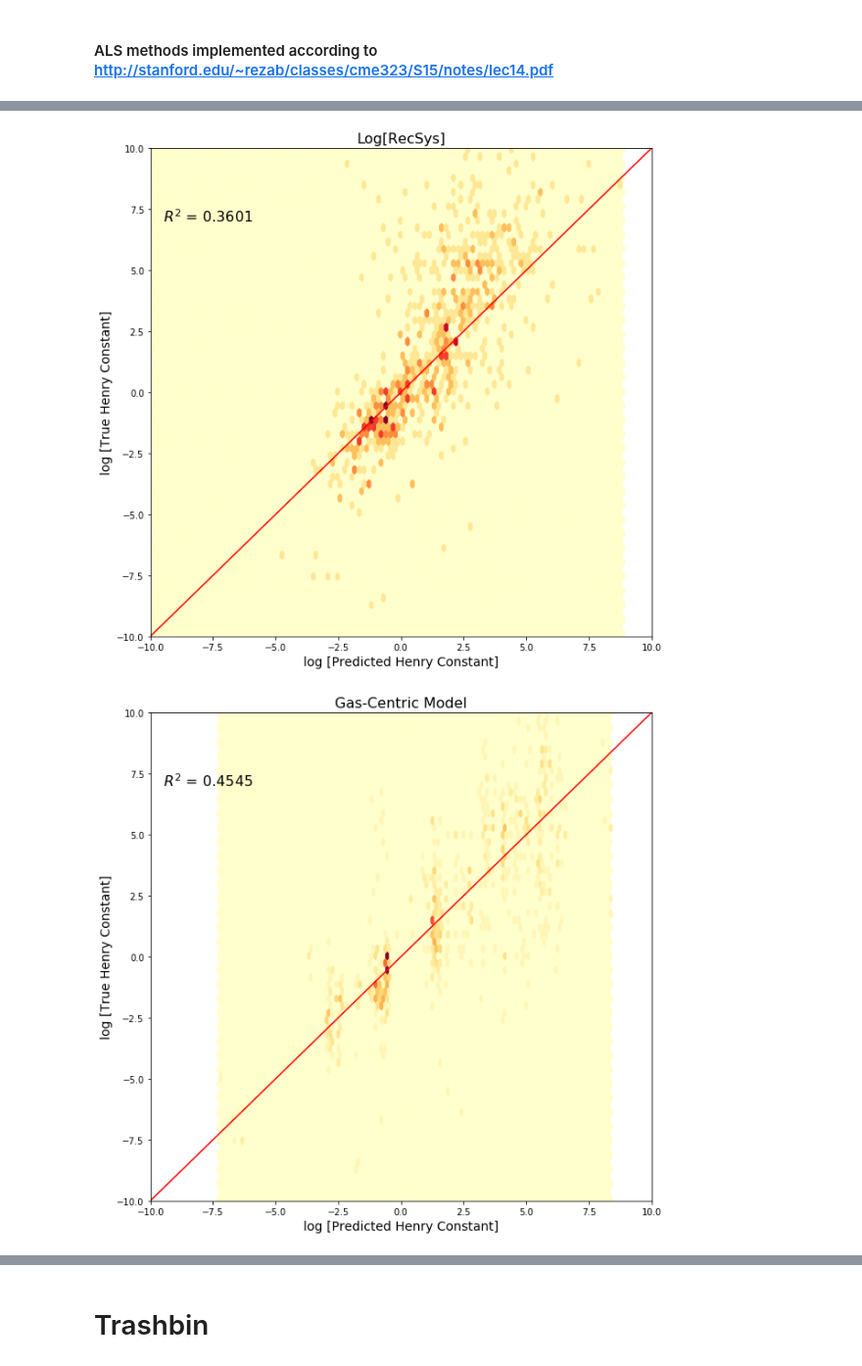
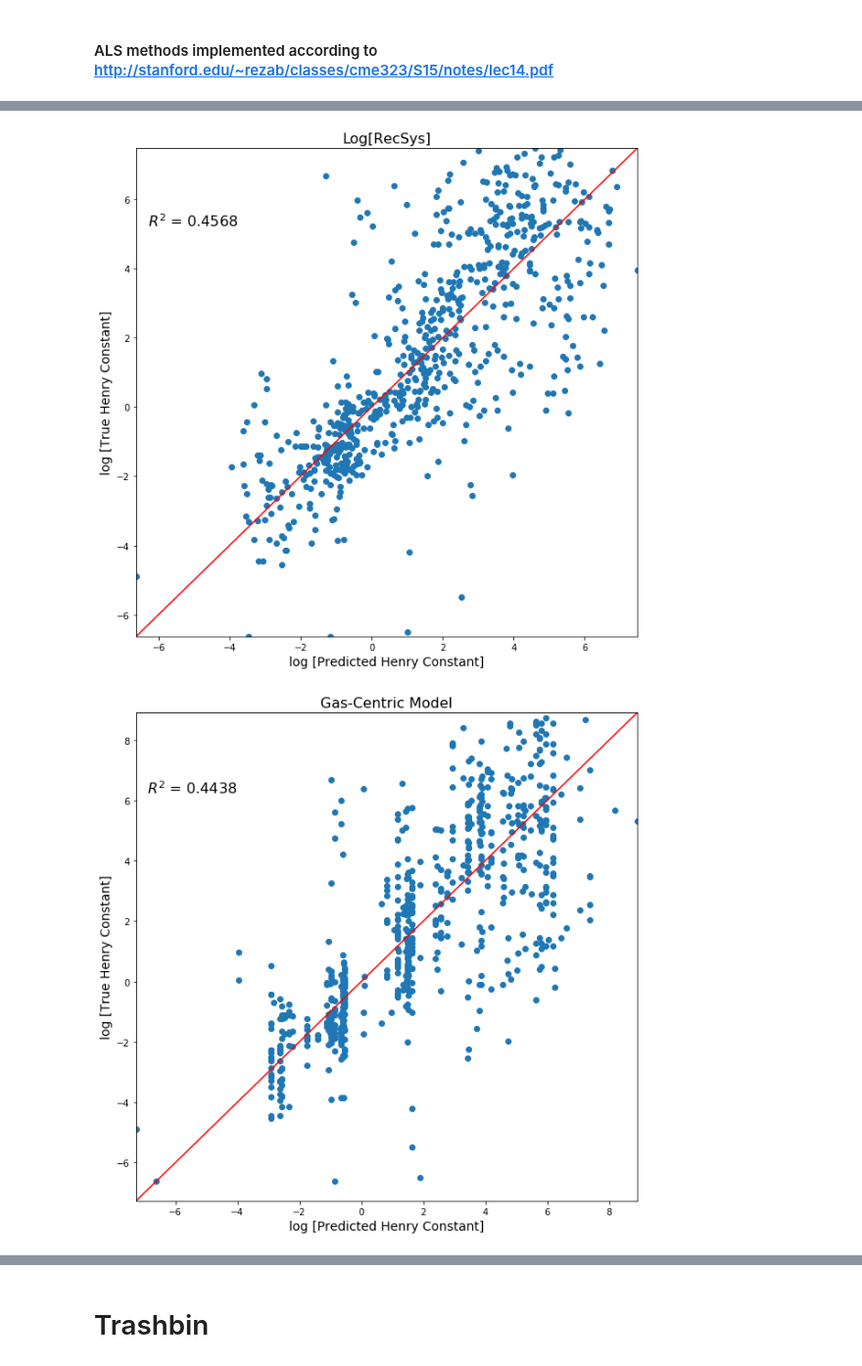
Before and after one commit to SimonEnsemble/material_recommendation_system, a Jupyter notebook: RecommendationSystem.ipynb, the cells around one changed output, grey strips where cells are left out. Shown at 98% size. Cells and saved outputs as stored; diff of their text form; code cells hidden in the pictures.

```diff
--- a/RecommendationSystem.ipynb
+++ b/RecommendationSystem.ipynb
@@ -274,8 +270,8 @@ def cross_validation(henry_df, fold_matrix, r, lambd1, lambd2):
     parity_pred = np.zeros(henry_df.shape)
 
     for test_fold in range(k):
-        M, G, train_error = ALS(henry_df.mask(fold_matrix == test_fold).values, r, [lambd1, lambd2], 1e-4, 1e-5, 20000, False)
-        pred = M.T.dot(G)[fold_matrix == test_fold]
+        M, G, Mbias, Gbias, train_error = ALS(henry_df.mask(fold_matrix == test_fold).values, r, [lambd1, lambd2], 1e-5, 1e-6, 20000, False)
+        pred = (M.T.dot(G) + Mbias.T + Gbias)[fold_matrix == test_fold]
         parity_pred[fold_matrix == test_fold] = pred
         actual = henry_df.values[fold_matrix == test_fold]
         test_errors.append(np.sum([(actual - pred)**2])/len(actual))
@@ -284,11 +280,11 @@ def cross_validation(henry_df, fold_matrix, r, lambd1, lambd2):
         #print(actual)
     test_error = np.mean(test_errors)
     print('Test Error: {:.3f}'.format(test_error))
-    return test_error, parity_pred
+    return test_error, Mbias, Gbias, parity_pred
 
-_r = [5]
-_lambd1 = np.linspace(4.0, 5.0, num=10)
-_lambd2 = np.linspace(4.0, 5.0, num=10)
+_r = [0, 1]
+_lambd1 = np.linspace(0.0, 6.0, num=3)
+_lambd2 = np.linspace(0.0, 6.0, num=3)
 fold_matrix = k_fold_split(log_henry_df, 3)
 CV_dict = {}
 gas_mean_parity_pred = np.zeros(log_henry_df.shape)
@@ -307,8 +303,10 @@ for r in _r:
                         if fold_matrix[row,col] == test_fold:
                             gas_mean_parity_pred[row,col] = train_mean_gas[col]
                             mof_mean_parity_pred[row,col] = train_mean_material[row]
-            test_error, parity_pred = cross_validation(log_henry_df-mu, fold_matrix, r, lambd1, lambd2)
+            test_error, Mbias, Gbias, parity_pred = cross_validation(log_henry_df, fold_matrix, r, lambd1, lambd2)
             cv_key = '{}_{}_{}'.format(r, lambd1, lambd2)
             CV_dict['{}_err'.format(cv_key)] = test_error
-            CV_dict['{}_pred'.format(cv_key)] = parity_pred+mu
+            CV_dict['{}_pred'.format(cv_key)] = parity_pred
+            CV_dict['{}_mbias'.format(cv_key)] = Mbias
+            CV_dict['{}_gbias'.format(cv_key)] = Gbias
 # %% [output]
@@ -375,31 +345,31 @@ parity_pred = CV_dict['_'.join(min_key.split('_')[:-1]) + '_pred']
 # %%
 def parity_plot(actual, parity_pred, title):
     fig, ax = plt.subplots(figsize=(10,10))
 
     prediction = parity_pred.flatten()
     actual = actual.values.flatten()
     mask = ~np.isnan(actual)
 
     test_mean = np.nanmean(actual)
     R_squared = 1 - (np.sum([(actual[i] - prediction[i])**2 for i in np.arange(len(actual))[mask]]) / np.sum([(actual[i] - test_mean)**2 for i in np.arange(len(actual))[mask]]))
-    ax.hexbin(prediction[mask], actual[mask], gridsize=(100,100), cmap='YlOrRd', linewidth=0.25)
-    #ax.scatter(prediction[mask], actual[mask])
-    lim = [-10, 10]
-    #lim = [np.max([np.min(actual[mask]), np.min(parity_pred)]), np.min([np.max(actual[mask]), np.max(parity_pred)])]
+    #ax.hexbin(prediction[mask], actual[mask], gridsize=(100,100), cmap='YlOrRd', linewidth=0.25)
+    ax.scatter(prediction[mask], actual[mask])
+    #lim = [-10, 10]
+    lim = [np.max([np.min(actual[mask]), np.min(parity_pred)]), np.min([np.max(actual[mask]), np.max(parity_pred)])]
 
     ax.plot(lim, lim, c='r')
     ax.set_xlabel('log [Predicted Henry Constant]', fontsize=14)
     ax.set_ylabel('log [True Henry Constant]', fontsize=14)
     ax.set_xlim(lim)
     ax.set_ylim(lim)
     ax.text(lim[0]*0.95, lim[1]*0.7, '$R^2$ = {:.4f}'.format(R_squared), fontsize=16)
     ax.set_title(title, fontsize=16)
 
     plt.show()
 
 parity_plot(log_henry_df, parity_pred, 'Log[RecSys]')
 parity_plot(log_henry_df, gas_mean_parity_pred, 'Gas-Centric Model')
 parity_plot(log_henry_df, mof_mean_parity_pred, 'MOF-Centric Model')
 # %% [output]
-[figure, old version]
+[figure, new version]
-[figure, old version]
+[figure, new version]
```
Also changed, not shown: parts of 31 cells of this notebook.
